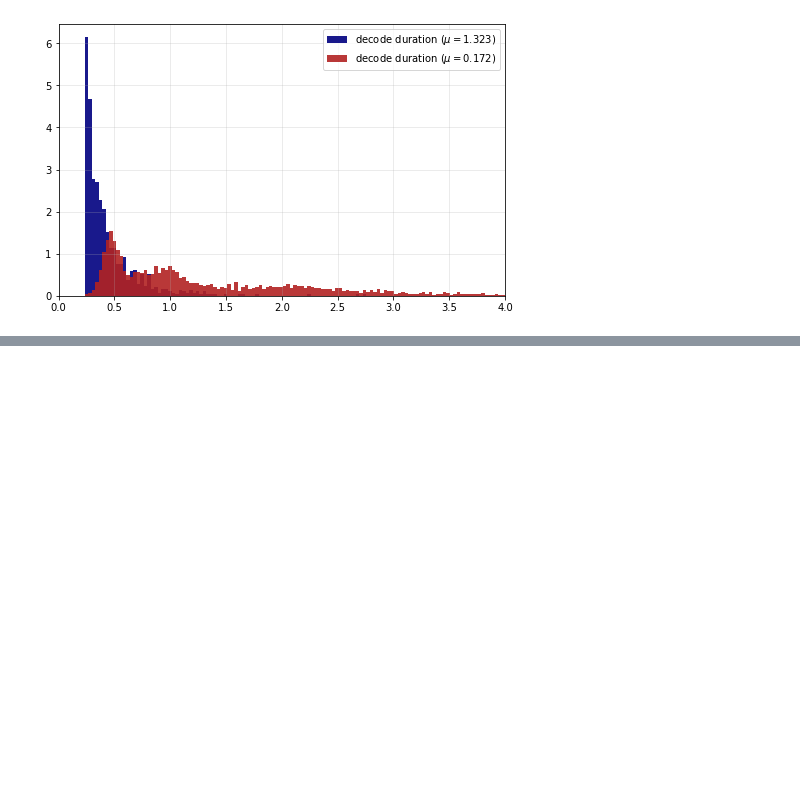
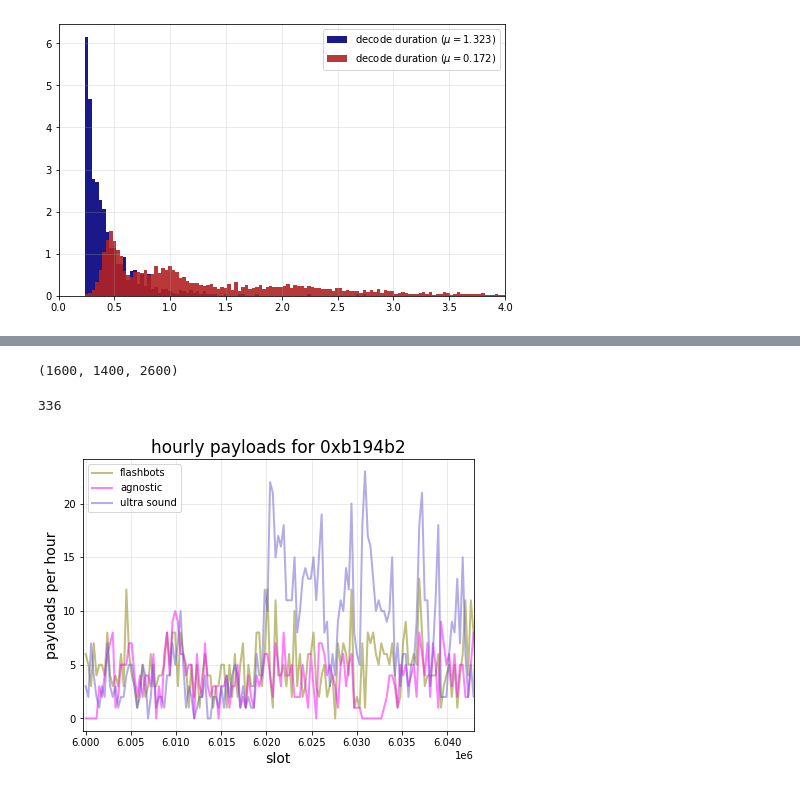
Before and after one commit to michaelneuder/relay-data, a Jupyter notebook: frontier.ipynb, the cells around one changed output, grey strips where cells are left out. Cells and saved outputs as stored; diff of their text form; code cells hidden in the pictures; blank space fills up the shorter version.

Commit message:
hourly data agnostic,flashbots,usr

```diff
--- a/frontier.ipynb
+++ b/frontier.ipynb
@@ -457,0 +521,11 @@ plt.show()
+# %%
+len(fbs), len(agn), len(usr)
+# %% [output]
+(1600, 1400, 2600)
+# %%
+fbs['slot'] = pd.to_numeric(fbs['slot'])
+agn['slot'] = pd.to_numeric(agn['slot'])
+usr['slot'] = pd.to_numeric(usr['slot'])
+fbs['value'] = fbs['value'].astype(float)
+agn['value'] = agn['value'].astype(float)
+usr['value'] = usr['value'].astype(float)
@@ -457,0 +549,35 @@ plt.show()
+# %%
+start = 6100517
+end = 5999717
+hourly = np.arange(end, start, 300)
+
+fbs_hourly_v = []
+agn_hourly_v = []
+usr_hourly_v = []
+for i in range(1,len(hourly)):
+    lb, ub = hourly[i-1], hourly[i]
+    sub = fbs[(fbs['slot'] >= lb) & (fbs['slot'] < ub)]
+    fbs_hourly_v.append([
+        fbs[(fbs['slot'] >= lb) & (fbs['slot'] < ub)]['value']
+    agn_hourly_v.append(len(agn[(agn['slot'] >= lb) & (agn['slot'] < ub)]))
+    usr_hourly_v.append(len(usr[(usr['slot'] >= lb) & (usr['slot'] < ub)]))
+fbs_hourly = np.asarray(fbs_hourly)
+agn_hourly = np.asarray(agn_hourly)
+usr_hourly = np.asarray(usr_hourly)
+# %%
+len(hourly)
+# %% [output]
+336
+# %%
+f, ax = plt.subplots(figsize=(7,5))
+ax.plot(hourly[1:], fbs_hourly, linewidth=2, color='olive', label='flashbots', alpha=0.5)
+ax.plot(hourly[1:], agn_hourly, linewidth=2, color='fuchsia', label='agnostic', alpha=0.5)
+ax.plot(hourly[1:], usr_hourly, linewidth=2, color='slateblue', label='ultra sound', alpha=0.5)
+ax.set_xlim(5999717, 5999717+7200*6)
+ax.legend()
+ax.set_xlabel('slot', size=14)
+ax.set_ylabel('payloads per hour', size=14)
+ax.set_title('hourly payloads for 0xb194b2', size=17)
+plt.show()
+# %% [output]
+[figure, added]
```
Also changed, not shown: parts of 8 cells of this notebook.
